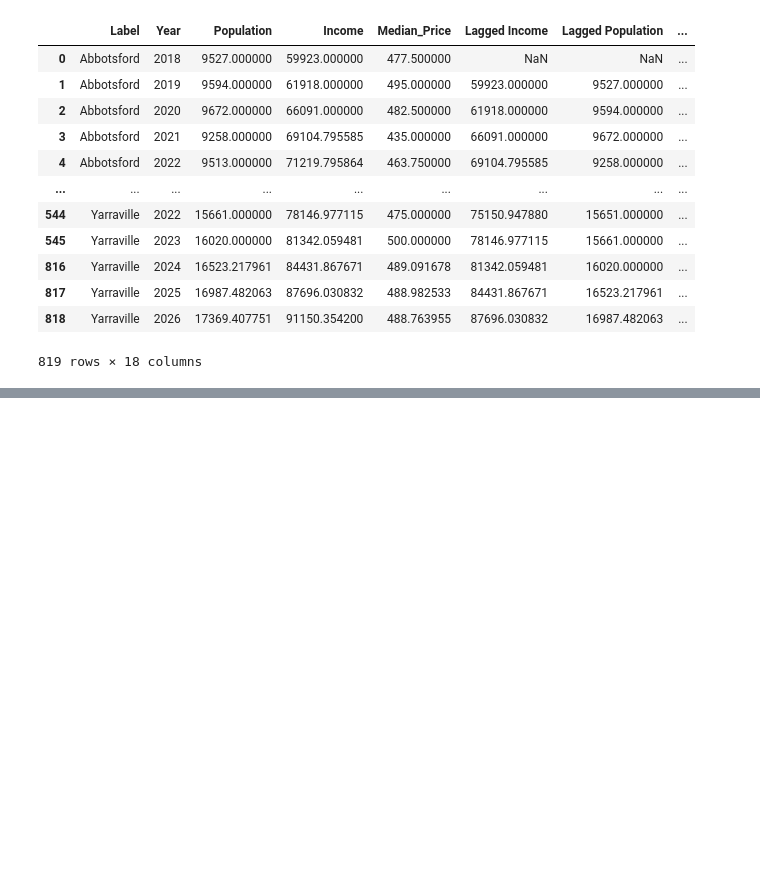
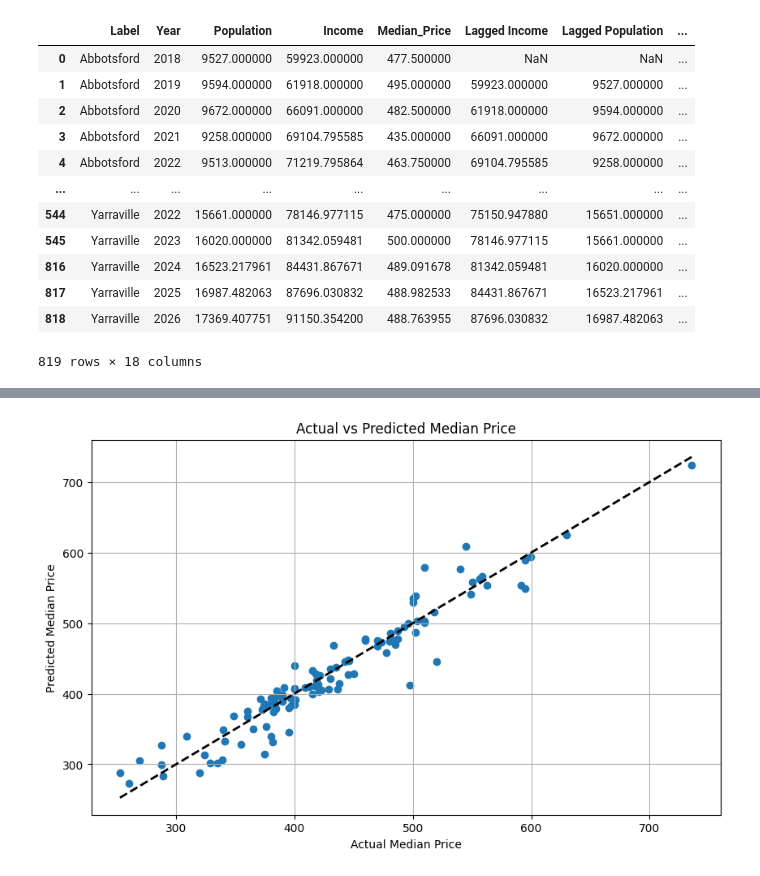
Before and after one commit to MAST30034-AppliedDataScience/project-2-group-real-estate-hexosergeantchelelebratebonitz, a Jupyter notebook: notebooks/Can/Modelling.ipynb, the cells around one changed output, grey strips where cells are left out. Saved outputs shown, nothing was run; the diff lists cells and outputs as text; code cells hidden in the pictures; blank space fills up the shorter version.

```diff
--- a/notebooks/Can/Modelling.ipynb
+++ b/notebooks/Can/Modelling.ipynb
@@ -510,0 +554,5 @@ data_long_final
+# %%
+data_long_all_branch_encoded = pd.get_dummies(data_long_all_branch, columns=['Label', 'Year'])
+data_long_all_branch_train = data_long_all_branch.dropna()
+data_long_all_branch_encoded_train = data_long_all_branch_encoded.dropna()
+data_long_all_branch_encoded_test = data_long_all_branch_encoded[data_long_all_branch_encoded.isna().any(axis=1)]
@@ -510,0 +582,13 @@ data_long_final
+# %%
+# Graph the predicted vs actual median prices
+plt.figure(figsize=(10, 6))
+plt.scatter(y_test, y_pred)
+plt.xlabel('Actual Median Price')
+plt.ylabel('Predicted Median Price')
+plt.title('Actual vs Predicted Median Price')
+plt.grid(True)
+# Plot the y=x line
+plt.plot([y_test.min(), y_test.max()], [y_test.min(), y_test.max()], 'k--', lw=2)
+plt.show()
+# %% [output]
+[figure, added]
```
Also changed, not shown: parts of 13 cells of this notebook.
